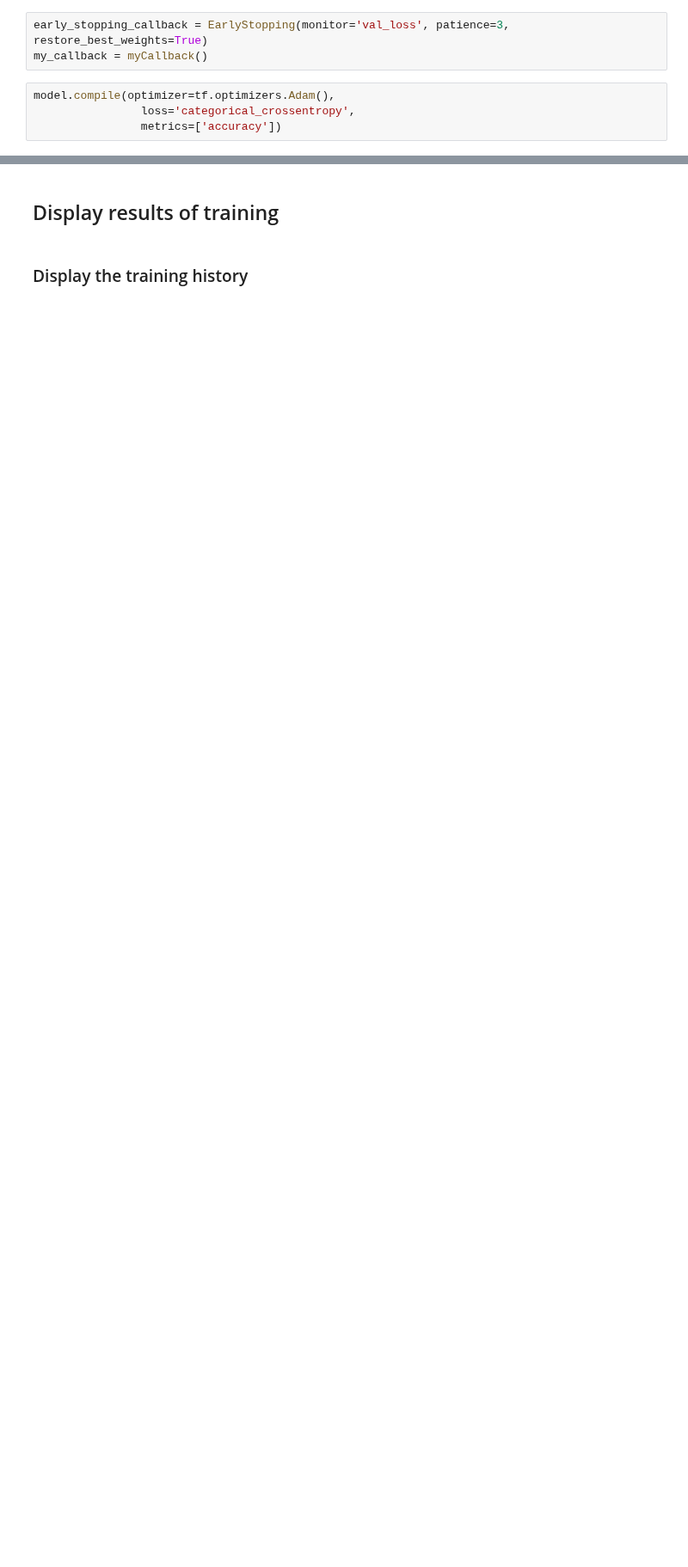
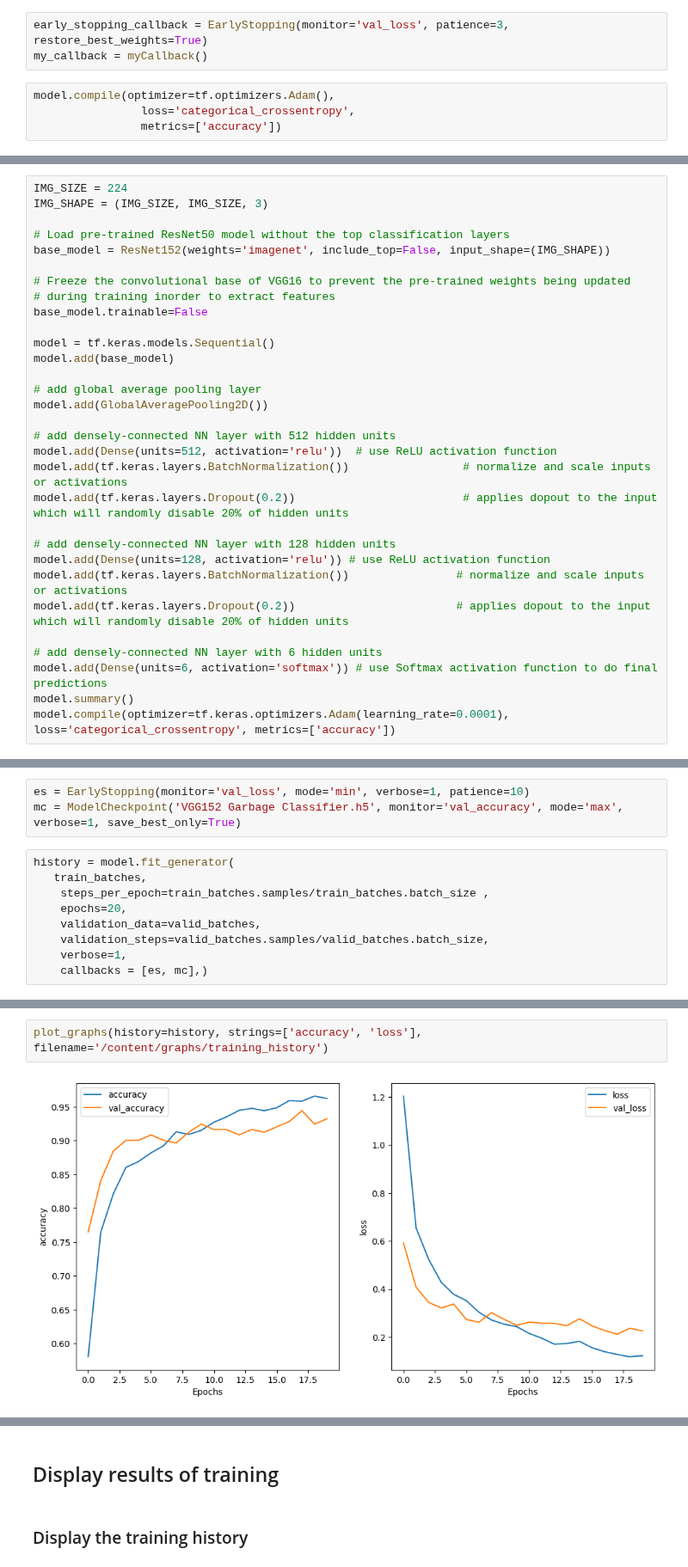
Before and after one commit to Mykhailo20/DS_Bootcamp_2023, a Jupyter notebook: Final_Project/Analysis/1_TF_Classification_DNN_Colab.ipynb, the cells around one changed output, grey strips where cells are left out. Shown at 86% size. Drawn from its saved outputs; the diff is of its cells as text; blank space fills up the shorter version.

```diff
--- a/Final_Project/Analysis/1_TF_Classification_DNN_Colab.ipynb
+++ b/Final_Project/Analysis/1_TF_Classification_DNN_Colab.ipynb
@@ -1928,0 +2431,31 @@ KeyboardInterrupt: ignored
+# %%
+IMG_SIZE = 224
+IMG_SHAPE = (IMG_SIZE, IMG_SIZE, 3)
+
+# Load pre-trained ResNet50 model without the top classification layers
+base_model = ResNet152(weights='imagenet', include_top=False, input_shape=(IMG_SHAPE))
+
+# Freeze the convolutional base of VGG16 to prevent the pre-trained weights being updated
+# during training inorder to extract features
+base_model.trainable=False
+
+model = tf.keras.models.Sequential()
+model.add(base_model)
+
+# add global average pooling layer
+model.add(GlobalAveragePooling2D())
+
+# add densely-connected NN layer with 512 hidden units
+model.add(Dense(units=512, activation='relu'))  # use ReLU activation function
+model.add(tf.keras.layers.BatchNormalization())                 # normalize and scale inputs or activations
+model.add(tf.keras.layers.Dropout(0.2))                         # applies dopout to the input which will randomly disable 20% of hidden units
+
+# add densely-connected NN layer with 128 hidden units
+model.add(Dense(units=128, activation='relu')) # use ReLU activation function
+model.add(tf.keras.layers.BatchNormalization())                # normalize and scale inputs or activations
+model.add(tf.keras.layers.Dropout(0.2))                        # applies dopout to the input which will randomly disable 20% of hidden units
+
+# add densely-connected NN layer with 6 hidden units
+model.add(Dense(units=6, activation='softmax')) # use Softmax activation function to do final predictions
+model.summary()
+model.compile(optimizer=tf.keras.optimizers.Adam(learning_rate=0.0001), loss='categorical_crossentropy', metrics=['accuracy'])
@@ -1928,0 +2480,12 @@ KeyboardInterrupt: ignored
+# %%
+es = EarlyStopping(monitor='val_loss', mode='min', verbose=1, patience=10)
+mc = ModelCheckpoint('VGG152 Garbage Classifier.h5', monitor='val_accuracy', mode='max', verbose=1, save_best_only=True)
+# %%
+history = model.fit_generator(
+   train_batches,
+    steps_per_epoch=train_batches.samples/train_batches.batch_size ,
+    epochs=20,
+    validation_data=valid_batches,
+    validation_steps=valid_batches.samples/valid_batches.batch_size,
+    verbose=1,
+    callbacks = [es, mc],)
@@ -1928,0 +2511,4 @@ KeyboardInterrupt: ignored
+# %%
+plot_graphs(history=history, strings=['accuracy', 'loss'], filename='/content/graphs/training_history')
+# %% [output]
+[figure, added]
```
Also changed, not shown: parts of 47 cells of this notebook, 1 other file.
